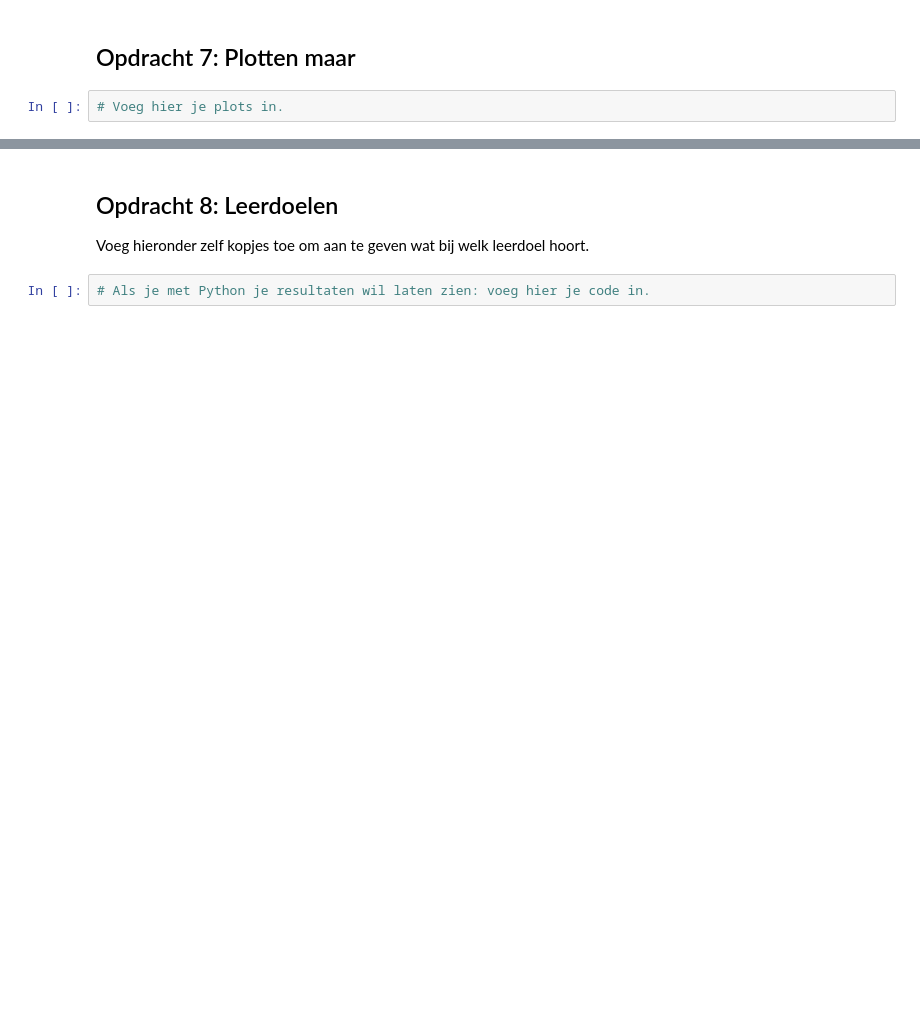
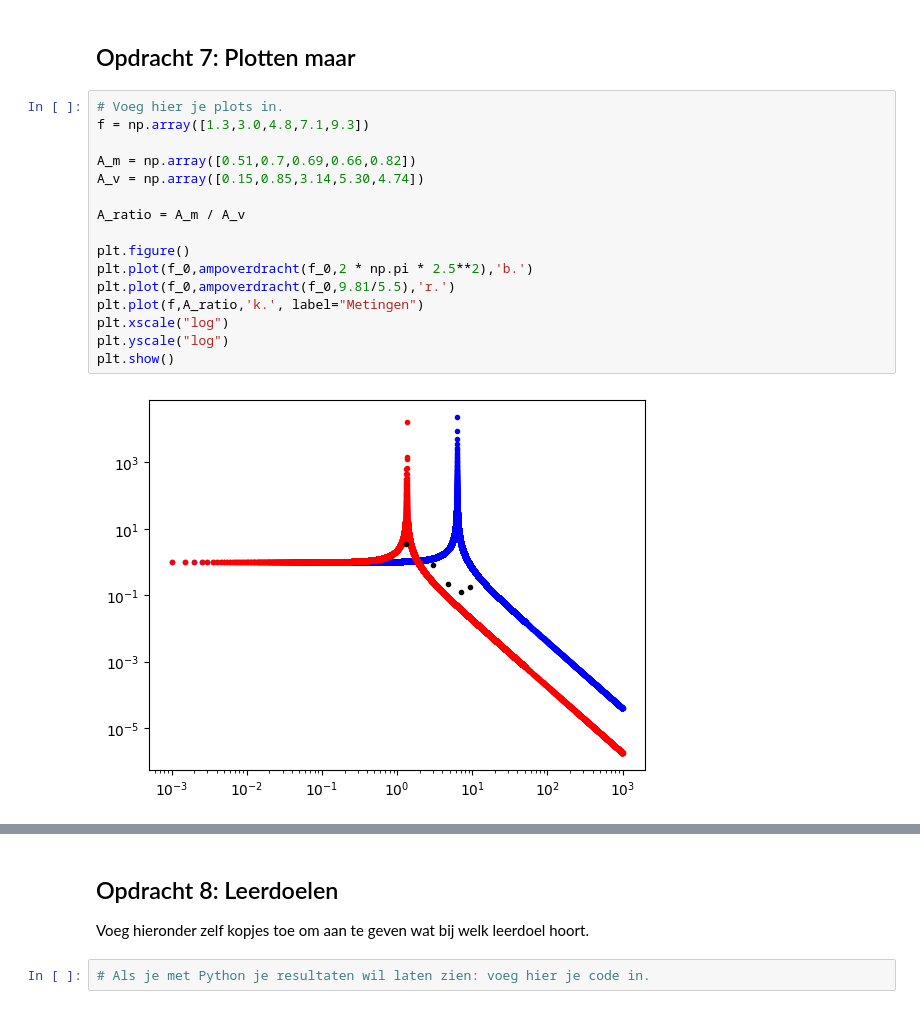
Before and after one commit to SybrenK07/opdrachten-DEF-D, a Jupyter notebook: FysiekeOntwerpopdrachten/5MaakEenOpstellingTrillingsvrij/Ontwerpopdracht5MaakEenOpstellingTrillingsvrijInvulTemplate.ipynb, the cells around one changed output, grey strips where cells are left out. Drawn from its saved outputs; the diff is of its cells as text; blank space fills up the shorter version.

```diff
--- a/FysiekeOntwerpopdrachten/5MaakEenOpstellingTrillingsvrij/Ontwerpopdracht5MaakEenOpstellingTrillingsvrijInvulTemplate.ipynb
+++ b/FysiekeOntwerpopdrachten/5MaakEenOpstellingTrillingsvrij/Ontwerpopdracht5MaakEenOpstellingTrillingsvrijInvulTemplate.ipynb
@@ -106,3 +173,19 @@ Als je hier negatief geantwoord hebt, kopieer onder deze cel dan alle cellen van
 ## Opdracht 7: Plotten maar
 # %%
 # Voeg hier je plots in.
+f = np.array([1.3,3.0,4.8,7.1,9.3])
+
+A_m = np.array([0.51,0.7,0.69,0.66,0.82])
+A_v = np.array([0.15,0.85,3.14,5.30,4.74])
+
+A_ratio = A_m / A_v
+
+plt.figure()
+plt.plot(f_0,ampoverdracht(f_0,2 * np.pi * 2.5**2),'b.')
+plt.plot(f_0,ampoverdracht(f_0,9.81/5.5),'r.')
+plt.plot(f,A_ratio,'k.', label="Metingen")
+plt.xscale("log")
+plt.yscale("log")
+plt.show()
+# %% [output]
+[figure, added]
```
Also changed, not shown: parts of 10 cells of this notebook, 6 other files.
